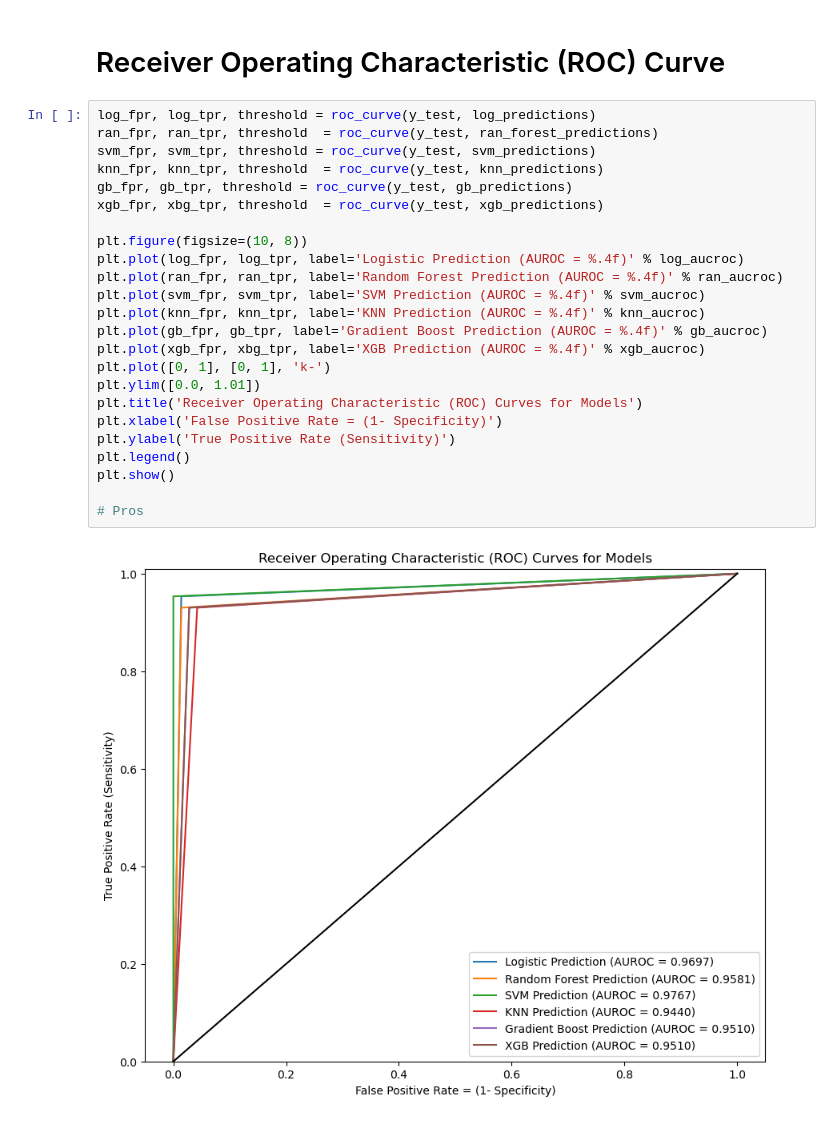
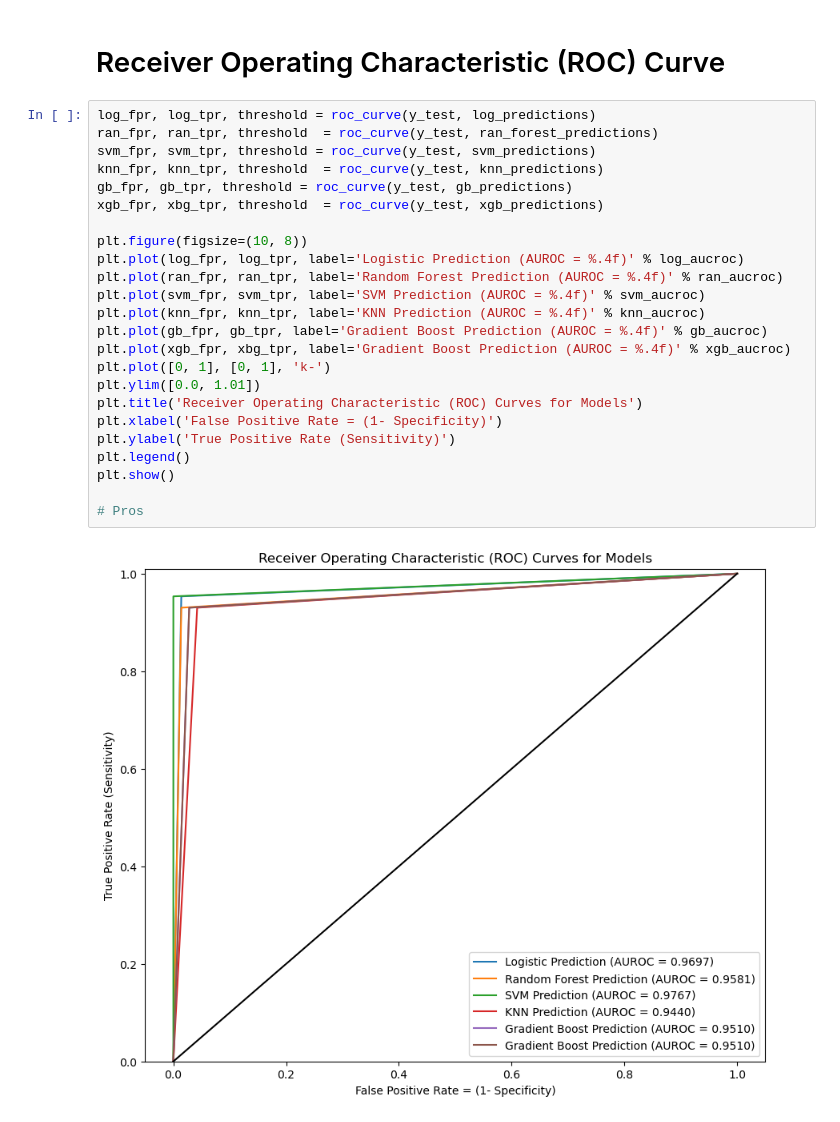
Before and after one commit to DMulabegovic/AAI-500-Final-Project-Breast-Cancer-Malignancy-Predictor, a Jupyter notebook: Breast_Cancer_Predictor_Project.ipynb, the cells around one changed output. Saved outputs shown, nothing was run; the diff lists cells and outputs as text.

```diff
--- a/Breast_Cancer_Predictor_Project.ipynb
+++ b/Breast_Cancer_Predictor_Project.ipynb
@@ -366,26 +366,26 @@ XGBoost Prediction, AUROC = 0.9510
 # %%
 log_fpr, log_tpr, threshold = roc_curve(y_test, log_predictions)
 ran_fpr, ran_tpr, threshold  = roc_curve(y_test, ran_forest_predictions)
 svm_fpr, svm_tpr, threshold = roc_curve(y_test, svm_predictions)
 knn_fpr, knn_tpr, threshold  = roc_curve(y_test, knn_predictions)
 gb_fpr, gb_tpr, threshold = roc_curve(y_test, gb_predictions)
 xgb_fpr, xbg_tpr, threshold  = roc_curve(y_test, xgb_predictions)
 
 plt.figure(figsize=(10, 8))
 plt.plot(log_fpr, log_tpr, label='Logistic Prediction (AUROC = %.4f)' % log_aucroc)
 plt.plot(ran_fpr, ran_tpr, label='Random Forest Prediction (AUROC = %.4f)' % ran_aucroc)
 plt.plot(svm_fpr, svm_tpr, label='SVM Prediction (AUROC = %.4f)' % svm_aucroc)
 plt.plot(knn_fpr, knn_tpr, label='KNN Prediction (AUROC = %.4f)' % knn_aucroc)
 plt.plot(gb_fpr, gb_tpr, label='Gradient Boost Prediction (AUROC = %.4f)' % gb_aucroc)
-plt.plot(xgb_fpr, xbg_tpr, label='XGB Prediction (AUROC = %.4f)' % xgb_aucroc)
+plt.plot(xgb_fpr, xbg_tpr, label='Gradient Boost Prediction (AUROC = %.4f)' % xgb_aucroc)
 plt.plot([0, 1], [0, 1], 'k-')
 plt.ylim([0.0, 1.01])
 plt.title('Receiver Operating Characteristic (ROC) Curves for Models')
 plt.xlabel('False Positive Rate = (1- Specificity)')
 plt.ylabel('True Positive Rate (Sensitivity)')
 plt.legend()
 plt.show()
 
 # Pros
 # %% [output]
-[figure, old version]
+[figure, new version]
```
Also changed, not shown: parts of 3 cells of this notebook.
